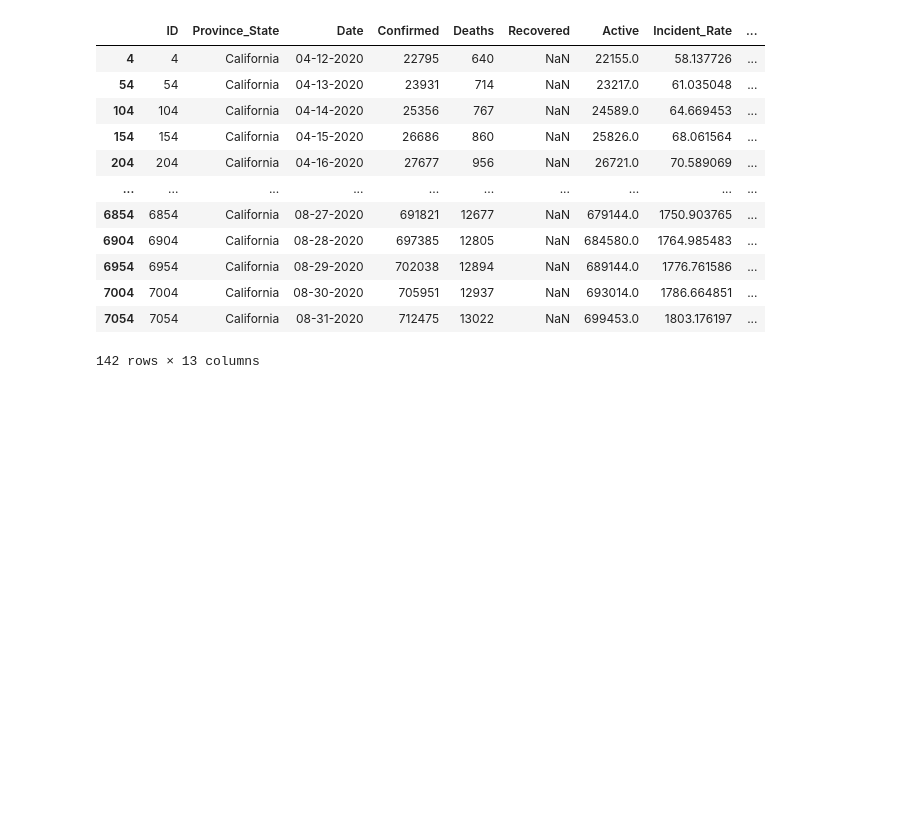
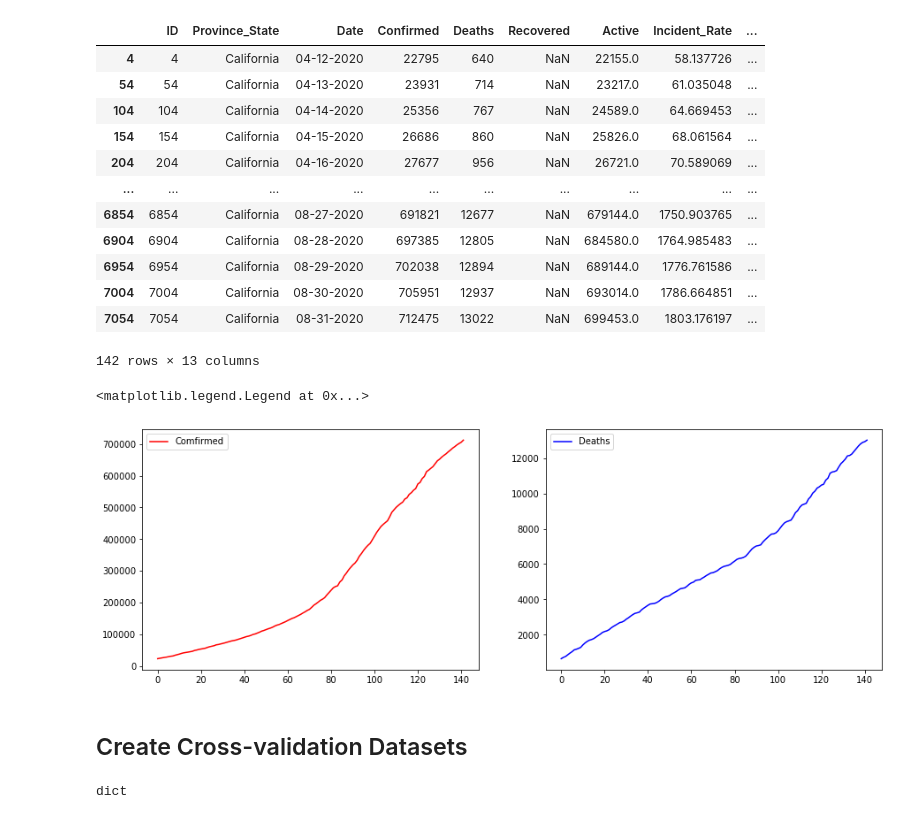
Before and after one commit to JackZhao98/COVID19-Prediction, a Jupyter notebook: notebook.ipynb, the cells around one changed output. Saved outputs shown, nothing was run; the diff lists cells and outputs as text; code cells hidden in the pictures; blank space fills up the shorter version.

Commit message:
Create Cross-validation Datasets

```diff
--- a/notebook.ipynb
+++ b/notebook.ipynb
@@ -68,3 +71,29 @@ states_data['California']
 | 7004 | 7004 | California | 08-30-2020 | 705951 | 12937 | NaN | 693014.0 | 1786.664851 | ... |
 | 7054 | 7054 | California | 08-31-2020 | 712475 | 13022 | NaN | 699453.0 | 1803.176197 | ... |
 142 rows × 13 columns
+# %%
+plt.figure(figsize=(15, 5))
+plt.subplot(1,2,1)
+plt.yscale('linear')
+plt.plot(states_data['California'].Confirmed.values, color='red', label='Comfirmed')
+plt.legend(loc='best')
+plt.subplot(1,2,2)
+plt.plot(states_data['California'].Deaths.values, color='blue', label='Deaths')
+plt.legend(loc='best')
+# %% [output]
+<matplotlib.legend.Legend at 0x...>
+[figure, added]
+# %% [markdown]
+## Create Cross-validation Datasets
+# %%
+test_percentage = 0.9
+validate_percentage = 0.9
+state_train_data = {}
+state_validate_data = {}
+
+for state in states_data.keys():
+    state_data_size = states_data[state].shape
+    state_train_data[state] = states_data[state][:state_data_size[0]*test_percentage]
+    state_validate_data[state] = state_validate_data[state][state_data_size[0]*test_percentage:]
+# %% [output]
+dict
```
Also changed, not shown: parts of 1 cell of this notebook.
